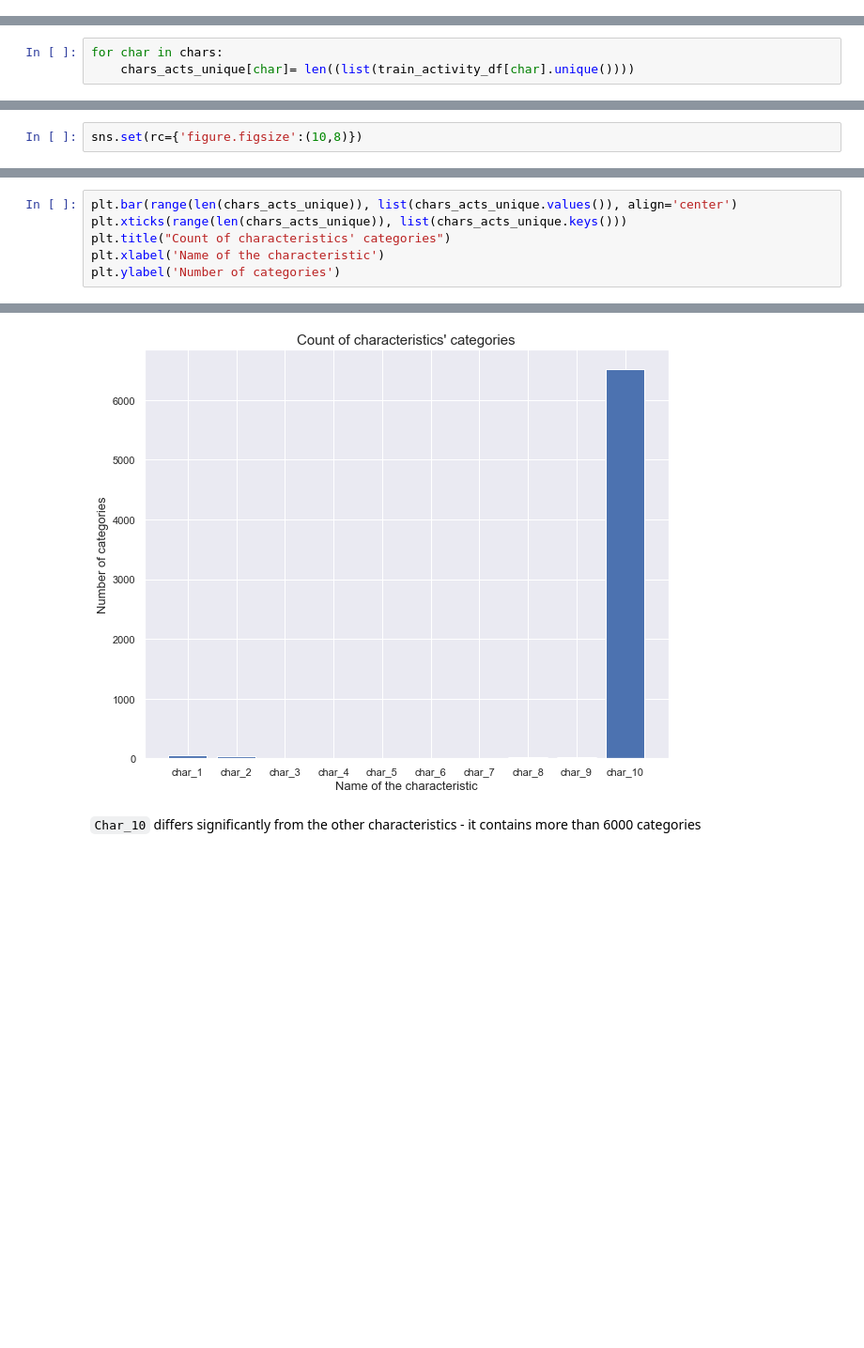
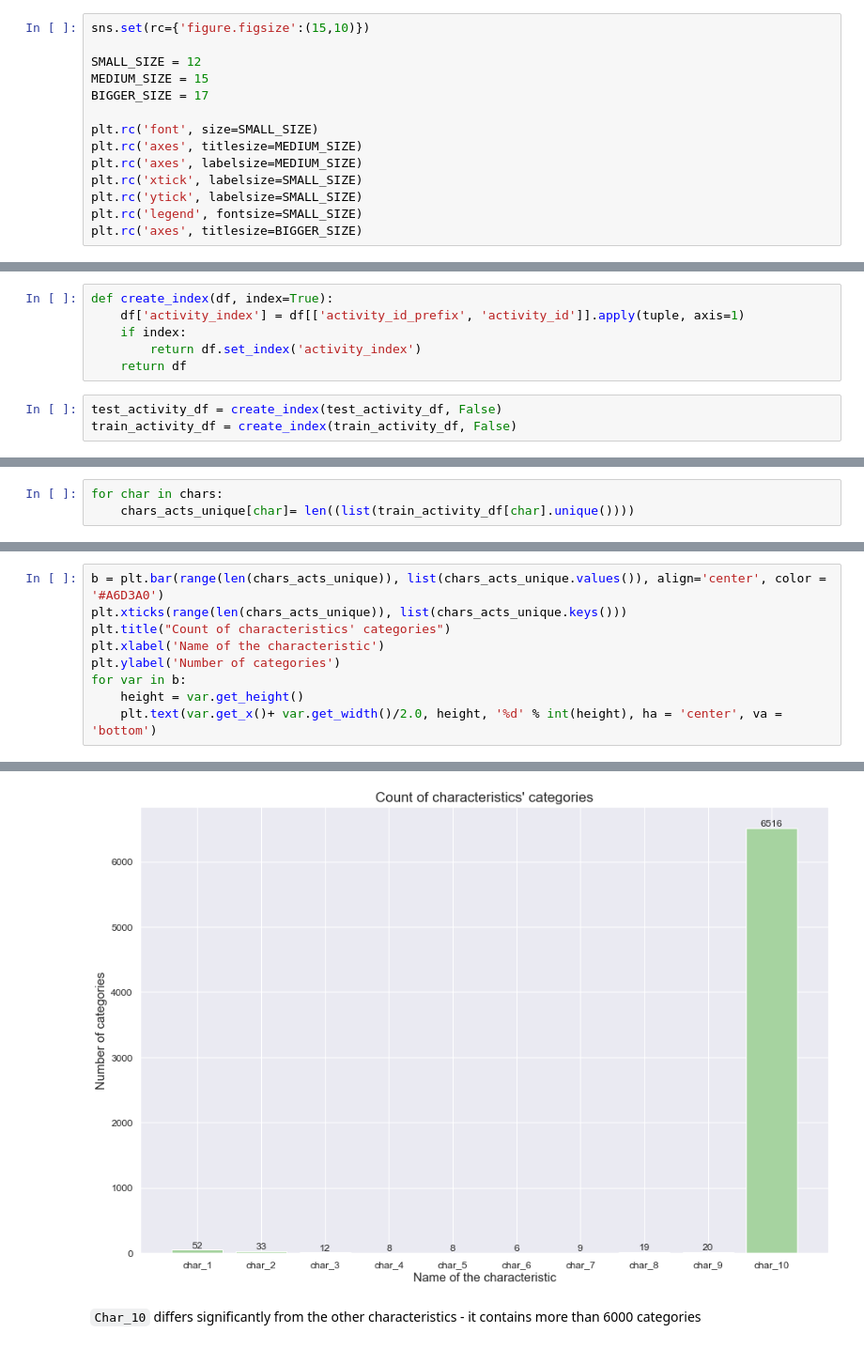
Before and after one commit to joanlenczuk/red_hat_project, a Jupyter notebook: red_hat_project.ipynb, the cells around one changed output, grey strips where cells are left out. Shown at 94% size. Cells and saved outputs as stored; diff of their text form; blank space fills up the shorter version.

```diff
--- a/red_hat_project.ipynb
+++ b/red_hat_project.ipynb
@@ -30,3 +24,17 @@ pd.__version__
+# %%
+sns.set(rc={'figure.figsize':(15,10)})
+
+SMALL_SIZE = 12
+MEDIUM_SIZE = 15
+BIGGER_SIZE = 17
+
+plt.rc('font', size=SMALL_SIZE)
+plt.rc('axes', titlesize=MEDIUM_SIZE)
+plt.rc('axes', labelsize=MEDIUM_SIZE)
+plt.rc('xtick', labelsize=SMALL_SIZE)
+plt.rc('ytick', labelsize=SMALL_SIZE)
+plt.rc('legend', fontsize=SMALL_SIZE)
+plt.rc('axes', titlesize=BIGGER_SIZE)
 # %% [markdown]
 ### Importing data
 # %%
@@ -261,0 +290,9 @@ char_10 converted directly to int
+# %%
+def create_index(df, index=True):
+    df['activity_index'] = df[['activity_id_prefix', 'activity_id']].apply(tuple, axis=1)
+    if index:
+        return df.set_index('activity_index')
+    return df
+# %%
+test_activity_df = create_index(test_activity_df, False)
+train_activity_df = create_index(train_activity_df, False)
@@ -317,2 +349,0 @@ defaultdict(int,
-# %%
-sns.set(rc={'figure.figsize':(10,8)})
@@ -331,7 +365,10 @@ plt.rc('axes', titlesize=BIGGER_SIZE)
 # %%
-plt.bar(range(len(chars_acts_unique)), list(chars_acts_unique.values()), align='center')
+b = plt.bar(range(len(chars_acts_unique)), list(chars_acts_unique.values()), align='center', color = '#A6D3A0')
 plt.xticks(range(len(chars_acts_unique)), list(chars_acts_unique.keys()))
 plt.title("Count of characteristics' categories")
 plt.xlabel('Name of the characteristic')
 plt.ylabel('Number of categories')
+for var in b:
+    height = var.get_height()
+    plt.text(var.get_x()+ var.get_width()/2.0, height, '%d' % int(height), ha = 'center', va = 'bottom')
 # %% [output]
@@ -339,4 +375,4 @@ Text(0, 0.5, 'Number of categories')
-[figure, old version]
+[figure, new version]
 # %% [markdown]
 `Char_10` differs significantly from the other characteristics - it contains more than 6000 categories
 # %%
```
Also changed, not shown: parts of 91 cells of this notebook.
